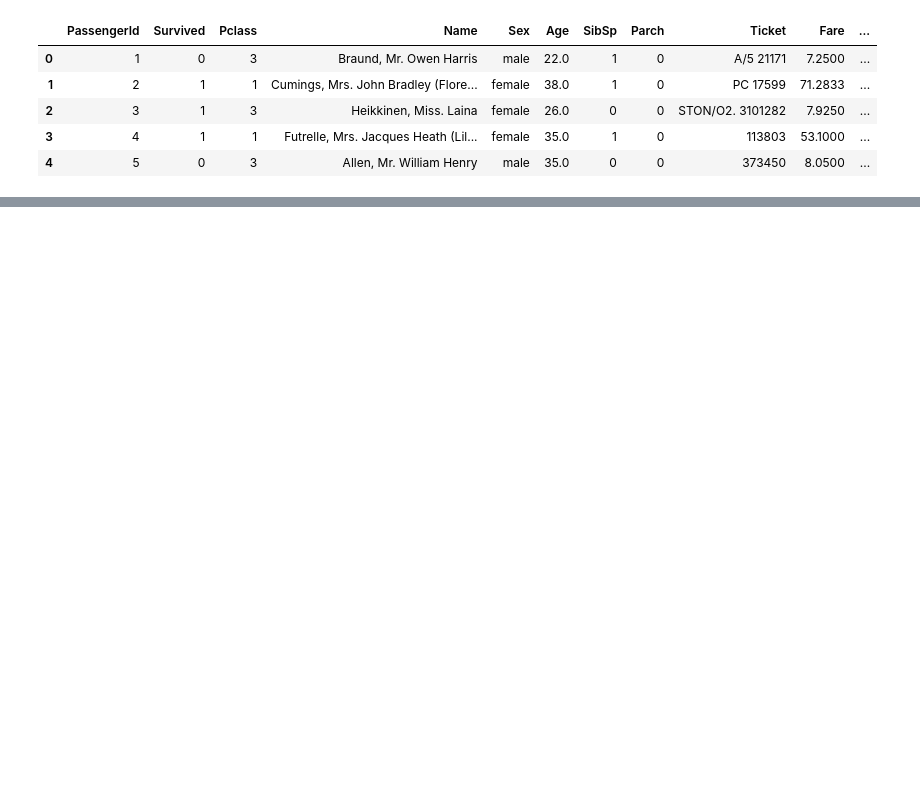
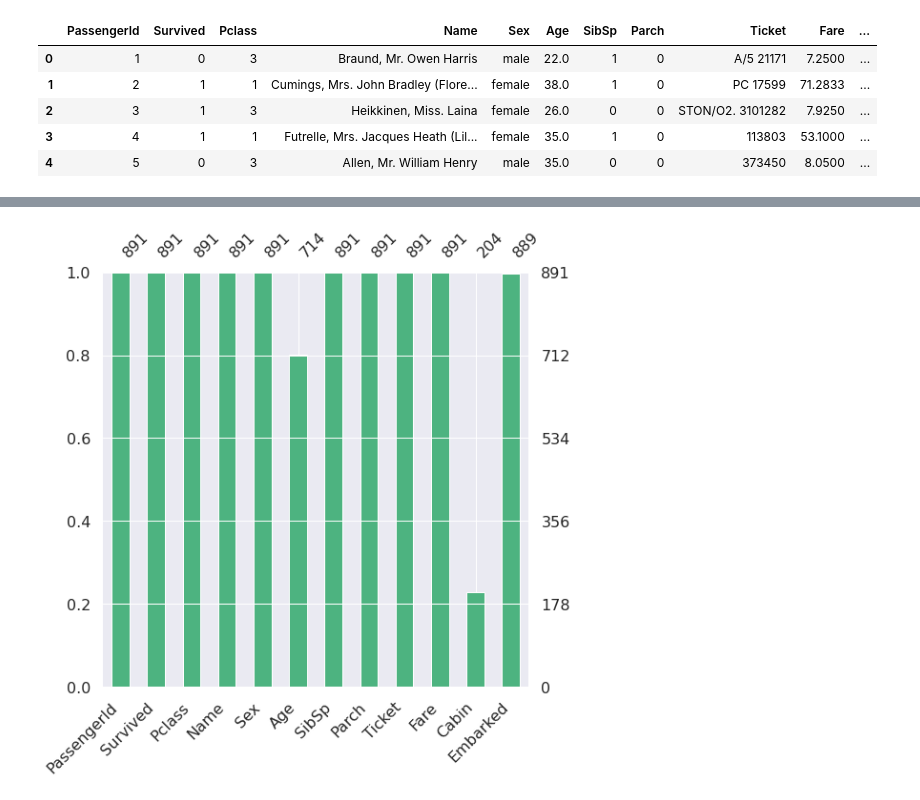
Before and after one commit to HyunJun37/Kaggle_Titanic, a Jupyter notebook: titanic-first-try.ipynb, the cells around one changed output, grey strips where cells are left out. Cells and saved outputs as stored; diff of their text form; code cells hidden in the pictures; blank space fills up the shorter version.

```diff
--- a/titanic-first-try.ipynb
+++ b/titanic-first-try.ipynb
@@ -236,0 +78,5 @@ dataset["Age"].isnull().sum()
+# %%
+msno.bar(df=train.iloc[:, :], figsize=(8, 8), color=(0.3, 0.7, 0.5))
+plt.show()
+# %% [output]
+[figure, added]
```
Also changed, not shown: parts of 128 cells of this notebook.
